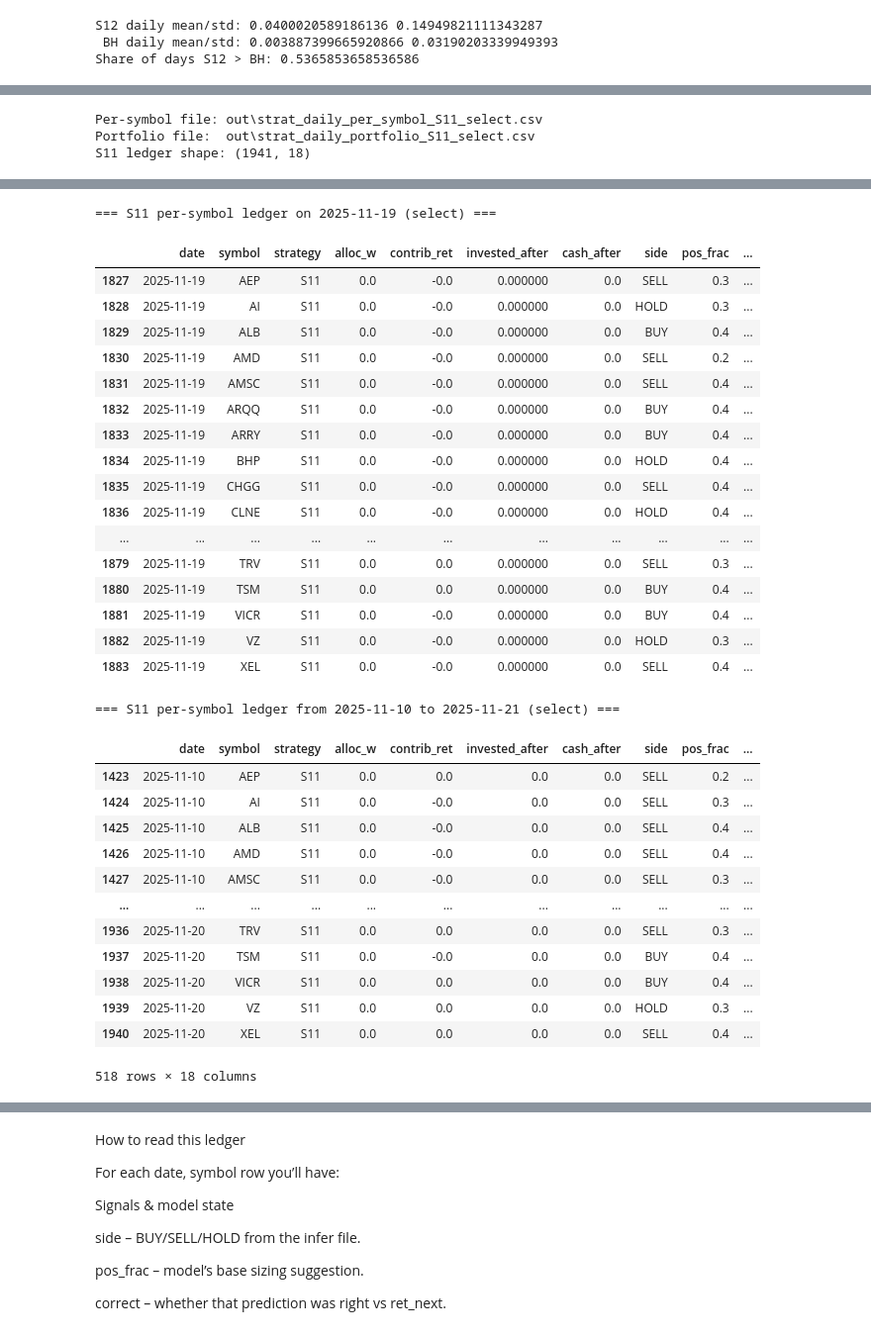
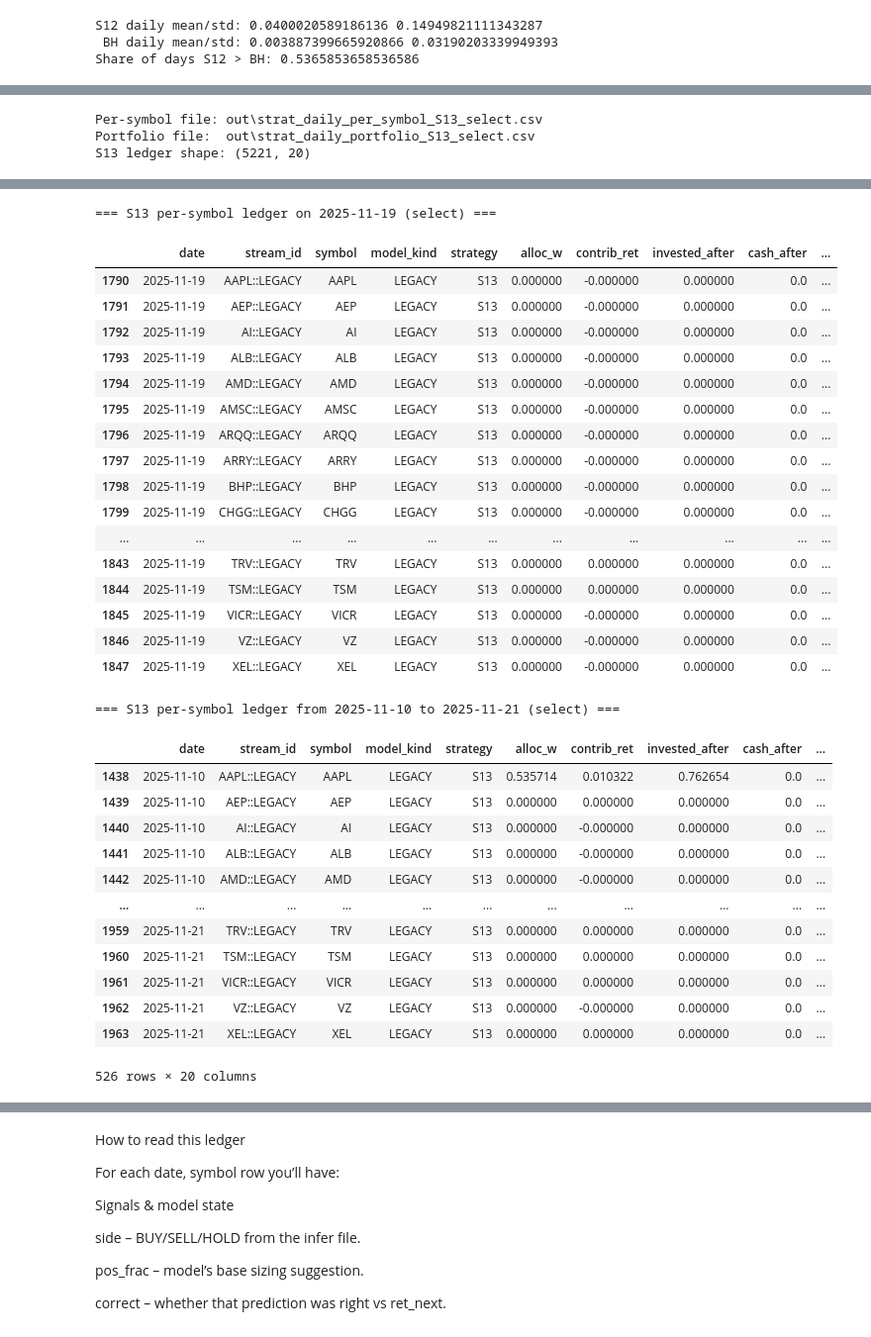
Before and after one commit to brobinson234/algo1, a Jupyter notebook: review_infers4.ipynb, the cells around one changed output, grey strips where cells are left out. Shown at 99% size. Cells and saved outputs as stored; diff of their text form; code cells hidden in the pictures.

```diff
--- a/review_infers4.ipynb
+++ b/review_infers4.ipynb
@@ -125,7 +282,7 @@ Why it exists: Catches momentum/regime shifts faster than S8’s all-history gat
 # %%
 # EDIT THIS: symbols you want to include in the "select" slice
-SELECT_SYMBOLS = ["NVDA",'QS','SLDP','GOOGL','MSFT'
- #,'BYND',
+SELECT_SYMBOLS = ["NVDA",'QS','SLDP','GOOGL','MSFT',
+ #'BYND',
 
  "AAPL", 'AEP', 'AI', 'ALB', 'AMD', 'AMSC', 'ARQQ', 'ARRY', 'BHP',  'CHGG', 'CLNE', 'COST', 'ELVA',
  'ENPH', 'ENVX', 'EOSE', 'EVGO', 'FLNC', 'FSLR'
@@ -423,12 +580,18 @@ else:
 
 # Hygiene: drop impossible rows, sort, and de-dup
 sort_cols = [c for c in ["symbol","date","timestamp_utc"] if c in all_inf.columns]
+sort_cols = [c for c in ["symbol","date","timestamp_utc"] if c in all_inf.columns]
+dedup_cols = ["symbol", "date"]
+if "model_kind" in all_inf.columns:
+    dedup_cols.append("model_kind")
+
 all_inf = (
     all_inf
     .dropna(subset=["symbol","date"], how="any")
     .sort_values(sort_cols, na_position="last")
-    .drop_duplicates(subset=["symbol","date"], keep="last")
+    .drop_duplicates(subset=dedup_cols, keep="last")
 )
+
 
 print(f"Unified rows: {len(all_inf):,} | files parsed: {len(dfs)} | failures: {failures}")
 print("Source kinds:\n", all_inf["src_kind"].value_counts(dropna=False))
@@ -3551,7 +3957,7 @@ OUT = Path("./out")
 
 # ---- config: which universe & strategy to inspect ----
 TAG   = "select"          # "all" or "select"
-STRAT = "S11"             # you can change to "S12" or "S11" later
+STRAT = "S13"             # you can change to "S12" or "S11" later
 
 # ---- 1) Load S13 per-symbol ledger (what the sim wrote) ----
 sym_path  = OUT / f"strat_daily_per_symbol_{STRAT}_{TAG}.csv"
@@ -3626,6 +4032,6 @@ out_debug = OUT / f"debug_{STRAT}_ledger_{TAG}.csv"
 ledger.to_csv(out_debug, index=False)
 print("Wrote full ledger to:", out_debug)
 # %% [output]
-Per-symbol file: out\strat_daily_per_symbol_S11_select.csv
-Portfolio file:  out\strat_daily_portfolio_S11_select.csv
-S11 ledger shape: (1941, 18)
+Per-symbol file: out\strat_daily_per_symbol_S13_select.csv
+Portfolio file:  out\strat_daily_portfolio_S13_select.csv
+S13 ledger shape: (5221, 20)
@@ -3649,32 +4055,32 @@ S11 ledger shape: (1941, 18)
-=== S11 per-symbol ledger on 2025-11-19 (select) ===
+=== S13 per-symbol ledger on 2025-11-19 (select) ===
-|  | date | symbol | strategy | alloc_w | contrib_ret | invested_after | cash_after | side | pos_frac | ... |
-| 1827 | 2025-11-19 | AEP | S11 | 0.0 | -0.0 | 0.000000 | 0.0 | SELL | 0.3 | ... |
-| 1828 | 2025-11-19 | AI | S11 | 0.0 | -0.0 | 0.000000 | 0.0 | HOLD | 0.3 | ... |
-| 1829 | 2025-11-19 | ALB | S11 | 0.0 | -0.0 | 0.000000 | 0.0 | BUY | 0.4 | ... |
-| 1830 | 2025-11-19 | AMD | S11 | 0.0 | -0.0 | 0.000000 | 0.0 | SELL | 0.2 | ... |
-| 1831 | 2025-11-19 | AMSC | S11 | 0.0 | -0.0 | 0.000000 | 0.0 | SELL | 0.4 | ... |
-| 1832 | 2025-11-19 | ARQQ | S11 | 0.0 | -0.0 | 0.000000 | 0.0 | BUY | 0.4 | ... |
-| 1833 | 2025-11-19 | ARRY | S11 | 0.0 | -0.0 | 0.000000 | 0.0 | BUY | 0.4 | ... |
-| 1834 | 2025-11-19 | BHP | S11 | 0.0 | -0.0 | 0.000000 | 0.0 | HOLD | 0.4 | ... |
-| 1835 | 2025-11-19 | CHGG | S11 | 0.0 | -0.0 | 0.000000 | 0.0 | SELL | 0.4 | ... |
-| 1836 | 2025-11-19 | CLNE | S11 | 0.0 | -0.0 | 0.000000 | 0.0 | HOLD | 0.4 | ... |
+|  | date | stream_id | symbol | model_kind | strategy | alloc_w | contrib_ret | invested_after | cash_after | ... |
+| 1790 | 2025-11-19 | AAPL::LEGACY | AAPL | LEGACY | S13 | 0.000000 | -0.000000 | 0.000000 | 0.0 | ... |
+| 1791 | 2025-11-19 | AEP::LEGACY | AEP | LEGACY | S13 | 0.000000 | -0.000000 | 0.000000 | 0.0 | ... |
+| 1792 | 2025-11-19 | AI::LEGACY | AI | LEGACY | S13 | 0.000000 | -0.000000 | 0.000000 | 0.0 | ... |
+| 1793 | 2025-11-19 | ALB::LEGACY | ALB | LEGACY | S13 | 0.000000 | -0.000000 | 0.000000 | 0.0 | ... |
+| 1794 | 2025-11-19 | AMD::LEGACY | AMD | LEGACY | S13 | 0.000000 | -0.000000 | 0.000000 | 0.0 | ... |
+| 1795 | 2025-11-19 | AMSC::LEGACY | AMSC | LEGACY | S13 | 0.000000 | -0.000000 | 0.000000 | 0.0 | ... |
+| 1796 | 2025-11-19 | ARQQ::LEGACY | ARQQ | LEGACY | S13 | 0.000000 | -0.000000 | 0.000000 | 0.0 | ... |
+| 1797 | 2025-11-19 | ARRY::LEGACY | ARRY | LEGACY | S13 | 0.000000 | -0.000000 | 0.000000 | 0.0 | ... |
+| 1798 | 2025-11-19 | BHP::LEGACY | BHP | LEGACY | S13 | 0.000000 | -0.000000 | 0.000000 | 0.0 | ... |
+| 1799 | 2025-11-19 | CHGG::LEGACY | CHGG | LEGACY | S13 | 0.000000 | -0.000000 | 0.000000 | 0.0 | ... |
 | ... | ... | ... | ... | ... | ... | ... | ... | ... | ... | ... |
-| 1879 | 2025-11-19 | TRV | S11 | 0.0 | 0.0 | 0.000000 | 0.0 | SELL | 0.3 | ... |
-| 1880 | 2025-11-19 | TSM | S11 | 0.0 | 0.0 | 0.000000 | 0.0 | BUY | 0.4 | ... |
-| 1881 | 2025-11-19 | VICR | S11 | 0.0 | -0.0 | 0.000000 | 0.0 | BUY | 0.4 | ... |
-| 1882 | 2025-11-19 | VZ | S11 | 0.0 | -0.0 | 0.000000 | 0.0 | HOLD | 0.3 | ... |
-| 1883 | 2025-11-19 | XEL | S11 | 0.0 | -0.0 | 0.000000 | 0.0 | SELL | 0.4 | ... |
+| 1843 | 2025-11-19 | TRV::LEGACY | TRV | LEGACY | S13 | 0.000000 | 0.000000 | 0.000000 | 0.0 | ... |
+| 1844 | 2025-11-19 | TSM::LEGACY | TSM | LEGACY | S13 | 0.000000 | 0.000000 | 0.000000 | 0.0 | ... |
+| 1845 | 2025-11-19 | VICR::LEGACY | VICR | LEGACY | S13 | 0.000000 | -0.000000 | 0.000000 | 0.0 | ... |
+| 1846 | 2025-11-19 | VZ::LEGACY | VZ | LEGACY | S13 | 0.000000 | -0.000000 | 0.000000 | 0.0 | ... |
+| 1847 | 2025-11-19 | XEL::LEGACY | XEL | LEGACY | S13 | 0.000000 | -0.000000 | 0.000000 | 0.0 | ... |
-=== S11 per-symbol ledger from 2025-11-10 to 2025-11-21 (select) ===
+=== S13 per-symbol ledger from 2025-11-10 to 2025-11-21 (select) ===
-|  | date | symbol | strategy | alloc_w | contrib_ret | invested_after | cash_after | side | pos_frac | ... |
-| 1423 | 2025-11-10 | AEP | S11 | 0.0 | 0.0 | 0.0 | 0.0 | SELL | 0.2 | ... |
-| 1424 | 2025-11-10 | AI | S11 | 0.0 | -0.0 | 0.0 | 0.0 | SELL | 0.3 | ... |
-| 1425 | 2025-11-10 | ALB | S11 | 0.0 | -0.0 | 0.0 | 0.0 | SELL | 0.4 | ... |
-| 1426 | 2025-11-10 | AMD | S11 | 0.0 | -0.0 | 0.0 | 0.0 | SELL | 0.4 | ... |
-| 1427 | 2025-11-10 | AMSC | S11 | 0.0 | -0.0 | 0.0 | 0.0 | SELL | 0.3 | ... |
+|  | date | stream_id | symbol | model_kind | strategy | alloc_w | contrib_ret | invested_after | cash_after | ... |
+| 1438 | 2025-11-10 | AAPL::LEGACY | AAPL | LEGACY | S13 | 0.535714 | 0.010322 | 0.762654 | 0.0 | ... |
+| 1439 | 2025-11-10 | AEP::LEGACY | AEP | LEGACY | S13 | 0.000000 | 0.000000 | 0.000000 | 0.0 | ... |
+| 1440 | 2025-11-10 | AI::LEGACY | AI | LEGACY | S13 | 0.000000 | -0.000000 | 0.000000 | 0.0 | ... |
+| 1441 | 2025-11-10 | ALB::LEGACY | ALB | LEGACY | S13 | 0.000000 | -0.000000 | 0.000000 | 0.0 | ... |
+| 1442 | 2025-11-10 | AMD::LEGACY | AMD | LEGACY | S13 | 0.000000 | -0.000000 | 0.000000 | 0.0 | ... |
 | ... | ... | ... | ... | ... | ... | ... | ... | ... | ... | ... |
-| 1936 | 2025-11-20 | TRV | S11 | 0.0 | 0.0 | 0.0 | 0.0 | SELL | 0.3 | ... |
-| 1937 | 2025-11-20 | TSM | S11 | 0.0 | -0.0 | 0.0 | 0.0 | BUY | 0.4 | ... |
-| 1938 | 2025-11-20 | VICR | S11 | 0.0 | 0.0 | 0.0 | 0.0 | BUY | 0.4 | ... |
-| 1939 | 2025-11-20 | VZ | S11 | 0.0 | 0.0 | 0.0 | 0.0 | HOLD | 0.3 | ... |
-| 1940 | 2025-11-20 | XEL | S11 | 0.0 | 0.0 | 0.0 | 0.0 | SELL | 0.4 | ... |
+| 1959 | 2025-11-21 | TRV::LEGACY | TRV | LEGACY | S13 | 0.000000 | 0.000000 | 0.000000 | 0.0 | ... |
+| 1960 | 2025-11-21 | TSM::LEGACY | TSM | LEGACY | S13 | 0.000000 | 0.000000 | 0.000000 | 0.0 | ... |
+| 1961 | 2025-11-21 | VICR::LEGACY | VICR | LEGACY | S13 | 0.000000 | 0.000000 | 0.000000 | 0.0 | ... |
+| 1962 | 2025-11-21 | VZ::LEGACY | VZ | LEGACY | S13 | 0.000000 | -0.000000 | 0.000000 | 0.0 | ... |
+| 1963 | 2025-11-21 | XEL::LEGACY | XEL | LEGACY | S13 | 0.000000 | 0.000000 | 0.000000 | 0.0 | ... |
-518 rows × 18 columns
+526 rows × 20 columns
```
Also changed, not shown: parts of 28 cells of this notebook, 6 other files.
